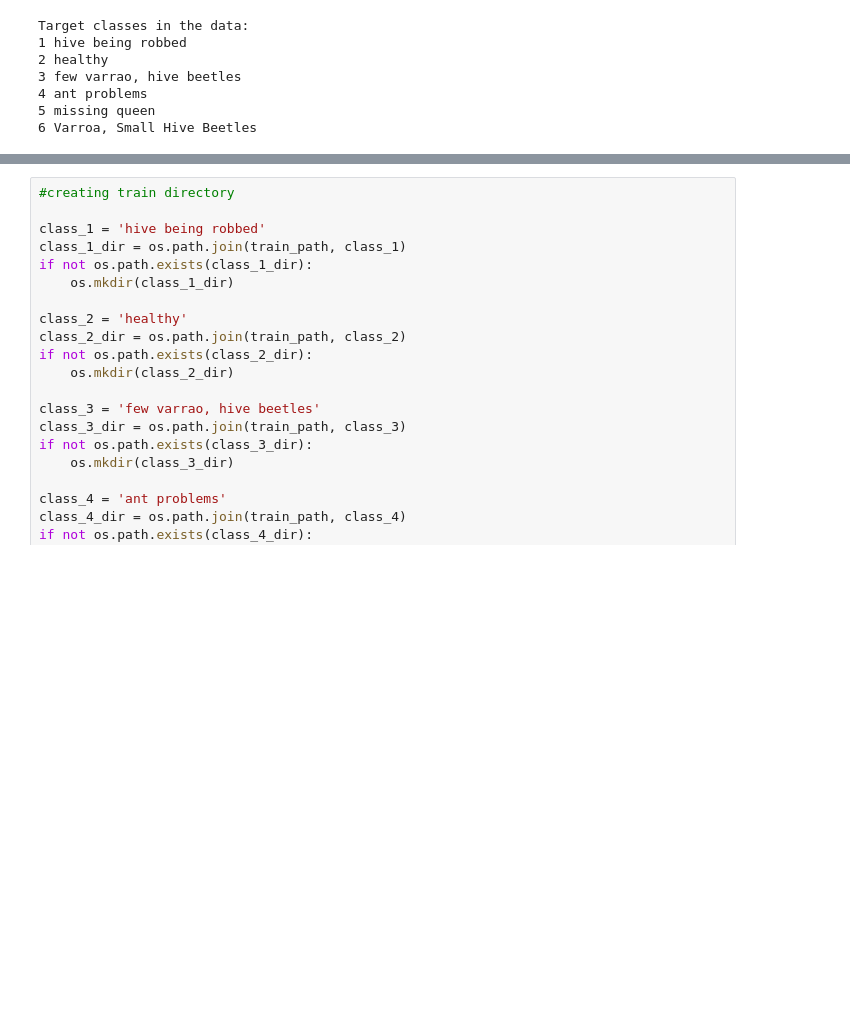
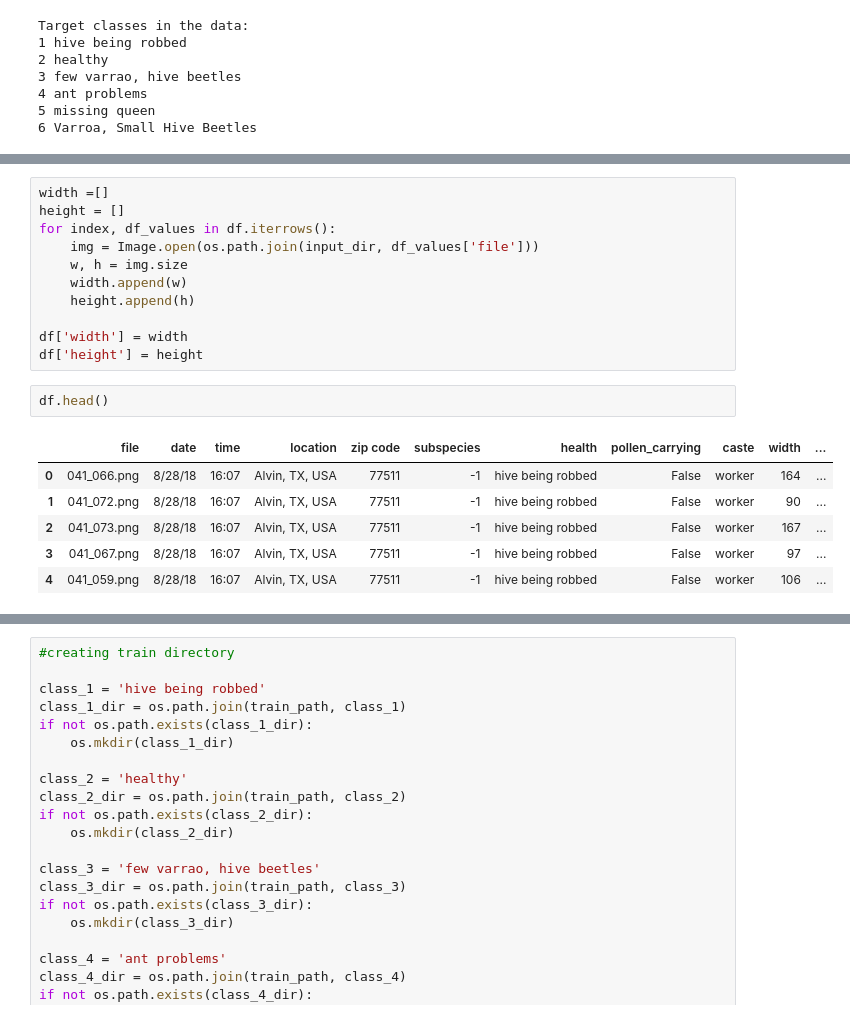
Before and after one commit to SassyM/DeepLearning, a Jupyter notebook: bees-notebook-resnet50.ipynb, the cells around one changed output, grey strips where cells are left out. Saved outputs shown, nothing was run; the diff lists cells and outputs as text; blank space fills up the shorter version.

```diff
--- a/bees-notebook-resnet50.ipynb
+++ b/bees-notebook-resnet50.ipynb
@@ -110,0 +126,20 @@ for index, value in df['file'][:5].items():
+# %%
+width =[]
+height = []
+for index, df_values in df.iterrows():
+    img = Image.open(os.path.join(input_dir, df_values['file']))
+    w, h = img.size
+    width.append(w)
+    height.append(h)
+
+df['width'] = width
+df['height'] = height
+# %%
+df.head()
+# %% [output]
+|  | file | date | time | location | zip code | subspecies | health | pollen_carrying | caste | width | ... |
+| 0 | 041_066.png | 8/28/18 | 16:07 | Alvin, TX, USA | 77511 | -1 | hive being robbed | False | worker | 164 | ... |
+| 1 | 041_072.png | 8/28/18 | 16:07 | Alvin, TX, USA | 77511 | -1 | hive being robbed | False | worker | 90 | ... |
+| 2 | 041_073.png | 8/28/18 | 16:07 | Alvin, TX, USA | 77511 | -1 | hive being robbed | False | worker | 167 | ... |
+| 3 | 041_067.png | 8/28/18 | 16:07 | Alvin, TX, USA | 77511 | -1 | hive being robbed | False | worker | 97 | ... |
+| 4 | 041_059.png | 8/28/18 | 16:07 | Alvin, TX, USA | 77511 | -1 | hive being robbed | False | worker | 106 | ... |
```
Also changed, not shown: parts of 17 cells of this notebook.
